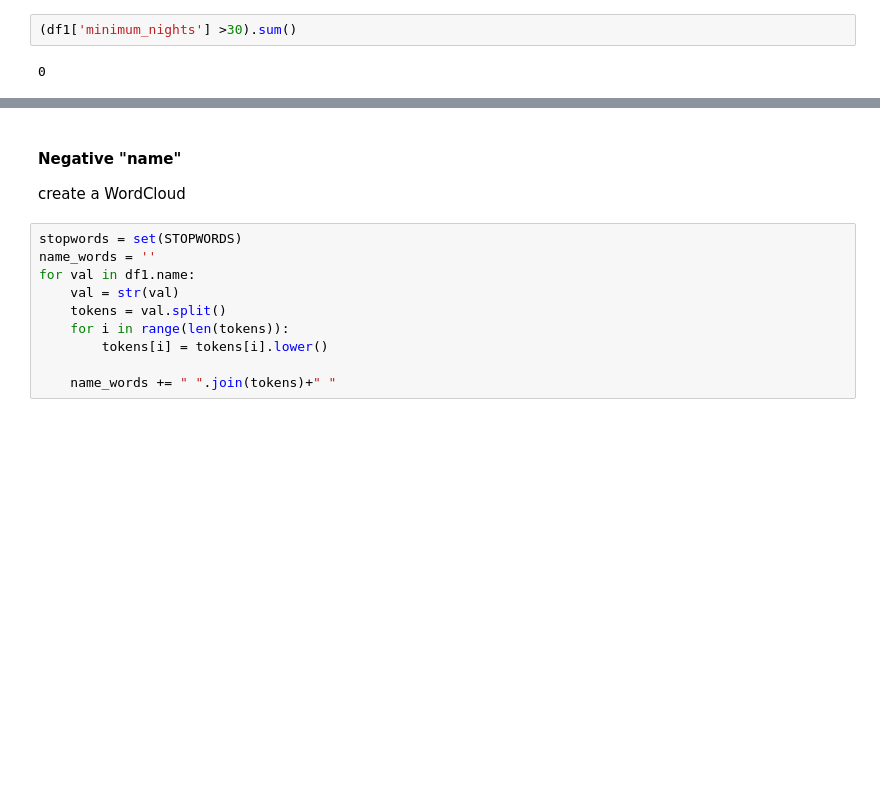
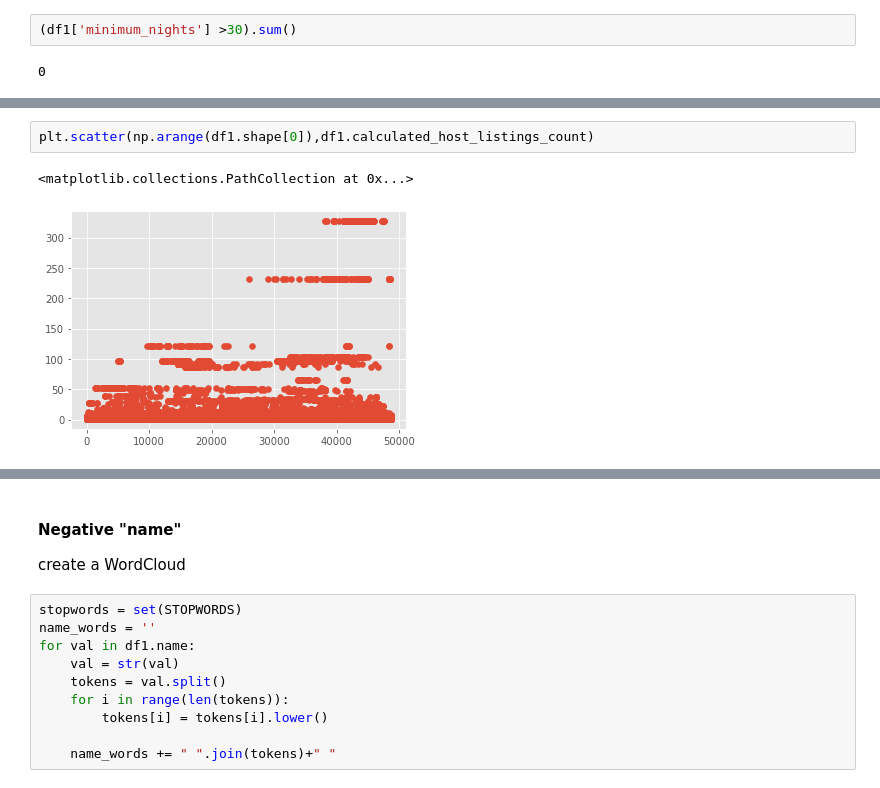
Before and after one commit to Nicole-LijuanChen/NYC-Airbnb-Rental-Prices-Prediction, a Jupyter notebook: eda.ipynb, the cells around one changed output, grey strips where cells are left out. Cells and saved outputs as stored; diff of their text form; blank space fills up the shorter version.

```diff
--- a/eda.ipynb
+++ b/eda.ipynb
@@ -343,0 +364,5 @@ Name: minimum_nights, dtype: float64
+# %%
+plt.scatter(np.arange(df1.shape[0]),df1.calculated_host_listings_count)
+# %% [output]
+<matplotlib.collections.PathCollection at 0x...>
+[figure, added]
```
Also changed, not shown: parts of 47 cells of this notebook, 3 other files.
